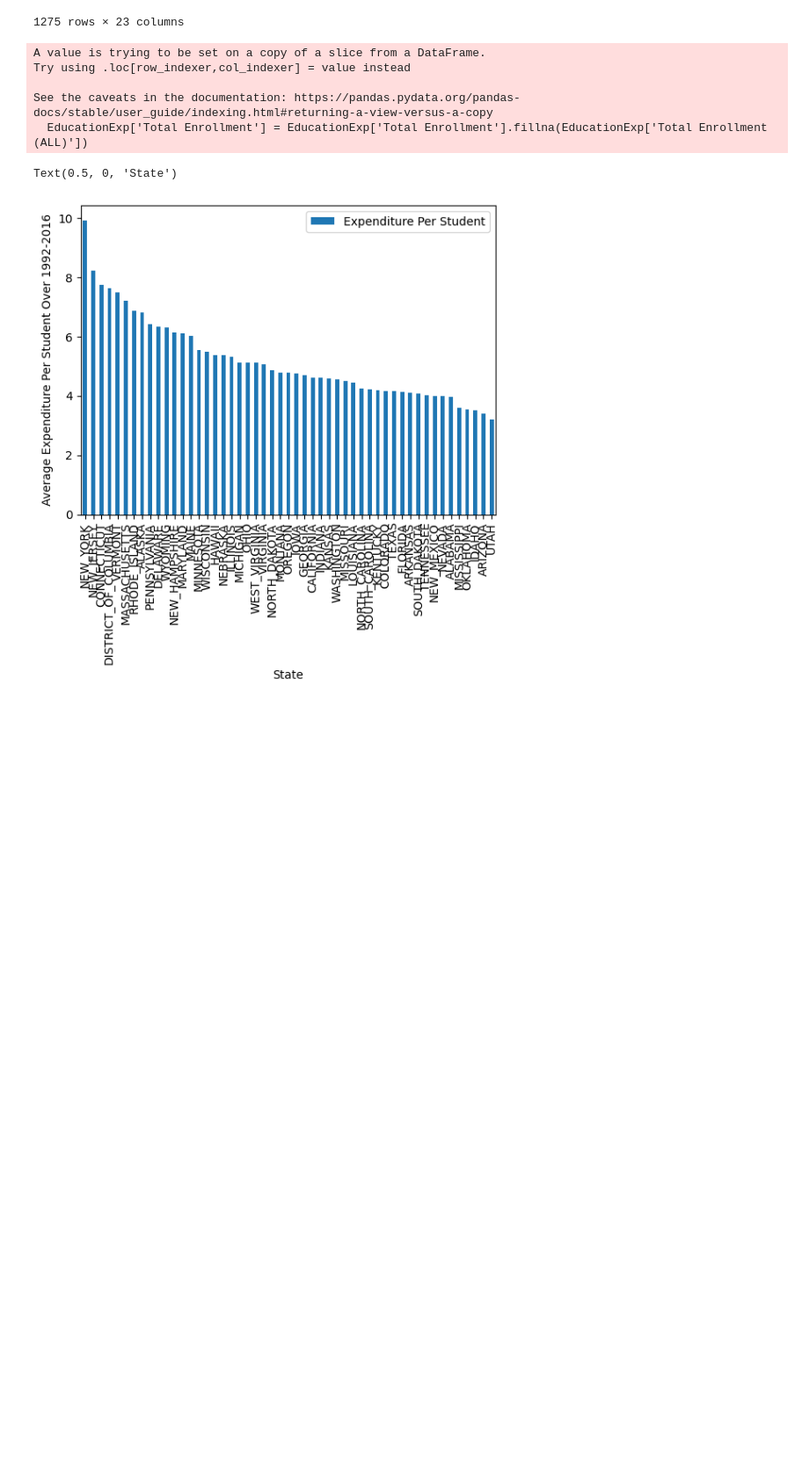
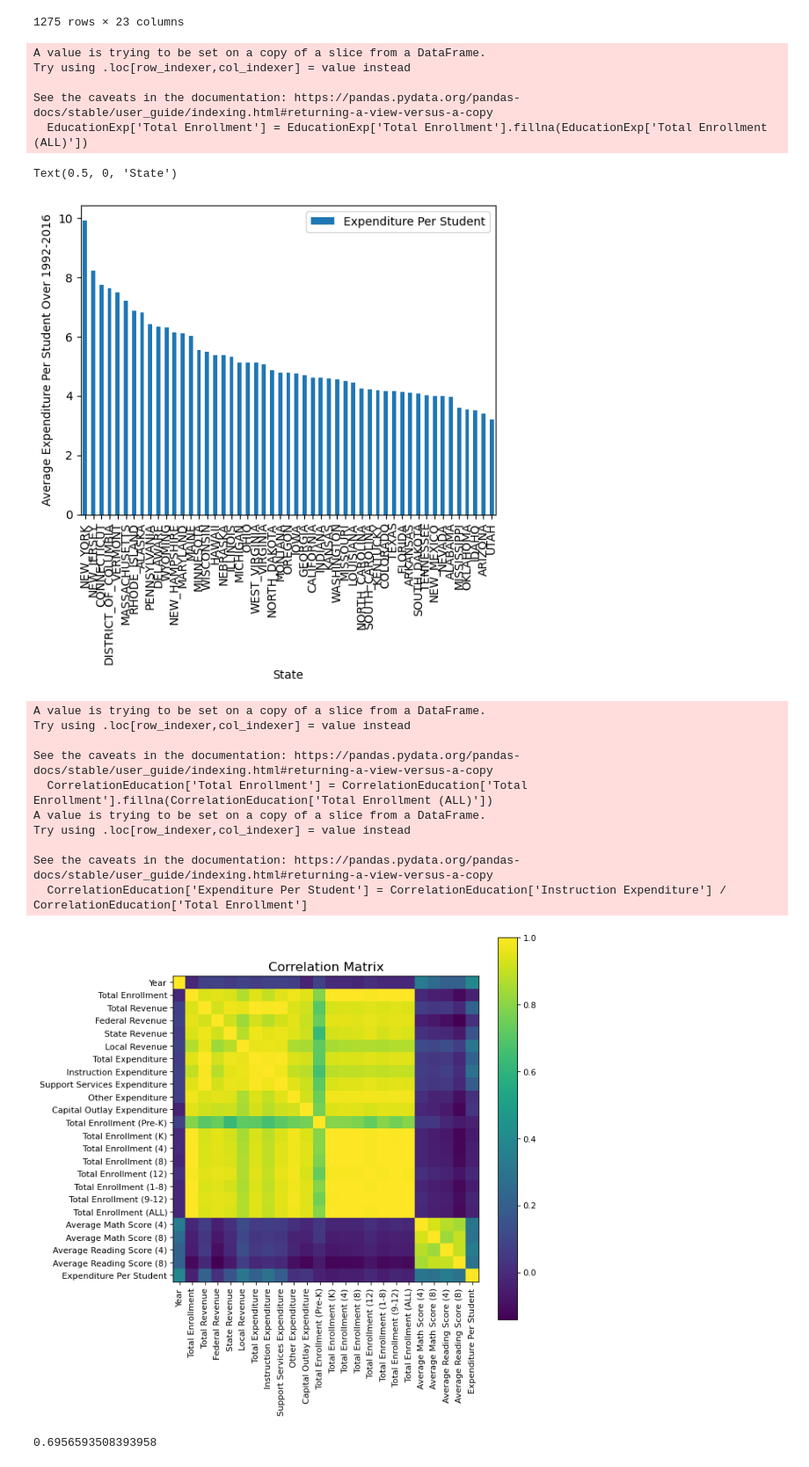
Before and after one commit to connorpobrien/Education-Trends, a Jupyter notebook: DATA301-Project AndrewM.ipynb, the cells around one changed output. Shown: that part at 88% size. Drawn from its saved outputs; the diff is of its cells as text; code cells hidden in the pictures; blank space fills up the shorter version.

Commit message:
Correlation Matrix Added

```diff
--- a/DATA301-Project AndrewM.ipynb
+++ b/DATA301-Project AndrewM.ipynb
@@ -120,3 +120,64 @@ See the caveats in the documentation: https://pandas.pydata.org/pandas-docs/stab
   EducationExp['Total Enrollment'] = EducationExp['Total Enrollment'].fillna(EducationExp['Total Enrollment (ALL)'])
 Text(0.5, 0, 'State')
 [figure]
+# %%
+#Exploring Correlations Between Variables
+
+#Cleaning Correlation Data
+##Exploring The Data
+
+##Expenditure Per Student By State
+CorrelationEducation = Education_ByState
+
+#Dropping rows that have NA values for Instruction Expenditure
+CorrelationEducation = CorrelationEducation.dropna(subset= ['Instruction Expenditure'])
+
+##Filtering Rows that have NAs for both enrollment estimates then filling one rows NAs with the other rows estimates.
+CorrelationEducation[pd.notna(CorrelationEducation['Total Enrollment']) | pd.notna(CorrelationEducation['Total Enrollment (ALL)'])]
+CorrelationEducation['Total Enrollment'] = CorrelationEducation['Total Enrollment'].fillna(CorrelationEducation['Total Enrollment (ALL)'])
+CorrelationEducation.drop(['Total Enrollment (ALL)'], axis = 1)
+
+#Create Expenditure By Student
+CorrelationEducation['Expenditure Per Student'] = CorrelationEducation['Instruction Expenditure'] / CorrelationEducation['Total Enrollment']
+
+CorrelationEducation = CorrelationEducation.drop(['State', 'State Key'], axis = 1)
+
+
+
+
+CorrelationEducation = CorrelationEducation[pd.notna(CorrelationEducation['Average Math Score (4)']) & pd.notna(CorrelationEducation['Average Math Score (8)'])]
+from sklearn.preprocessing import StandardScaler
+Scaler = StandardScaler()
+CorrelationEducation
+
+Scaler.fit(CorrelationEducation)
+Scaler.transform(CorrelationEducation)
+
+
+
+#Creating Correlation Matrix
+corr = CorrelationEducation.dropna().corr()
+plt.figure(num=None, figsize=(8, 8), dpi=80, facecolor='w', edgecolor='k')
+corrMat = plt.matshow(corr, fignum = 1)
+plt.xticks(range(len(corr.columns)), corr.columns, rotation=90)
+plt.yticks(range(len(corr.columns)), corr.columns)
+plt.gca().xaxis.tick_bottom()
+plt.colorbar(corrMat)
+plt.title(f'Correlation Matrix', fontsize=15)
+plt.show()
+
+#Selecting Certain Correlations From The Matrix
+CorrelationEducation['Year'].corr(CorrelationEducation['Average Math Score (4)'])
+# %% [output]
+A value is trying to be set on a copy of a slice from a DataFrame.
+Try using .loc[row_indexer,col_indexer] = value instead
+
+See the caveats in the documentation: https://pandas.pydata.org/pandas-docs/stable/user_guide/indexing.html#returning-a-view-versus-a-copy
+  CorrelationEducation['Total Enrollment'] = CorrelationEducation['Total Enrollment'].fillna(CorrelationEducation['Total Enrollment (ALL)'])
+A value is trying to be set on a copy of a slice from a DataFrame.
+Try using .loc[row_indexer,col_indexer] = value instead
+
+See the caveats in the documentation: https://pandas.pydata.org/pandas-docs/stable/user_guide/indexing.html#returning-a-view-versus-a-copy
+  CorrelationEducation['Expenditure Per Student'] = CorrelationEducation['Instruction Expenditure'] / CorrelationEducation['Total Enrollment']
+[figure, added]
+0.6956593508393958
```
